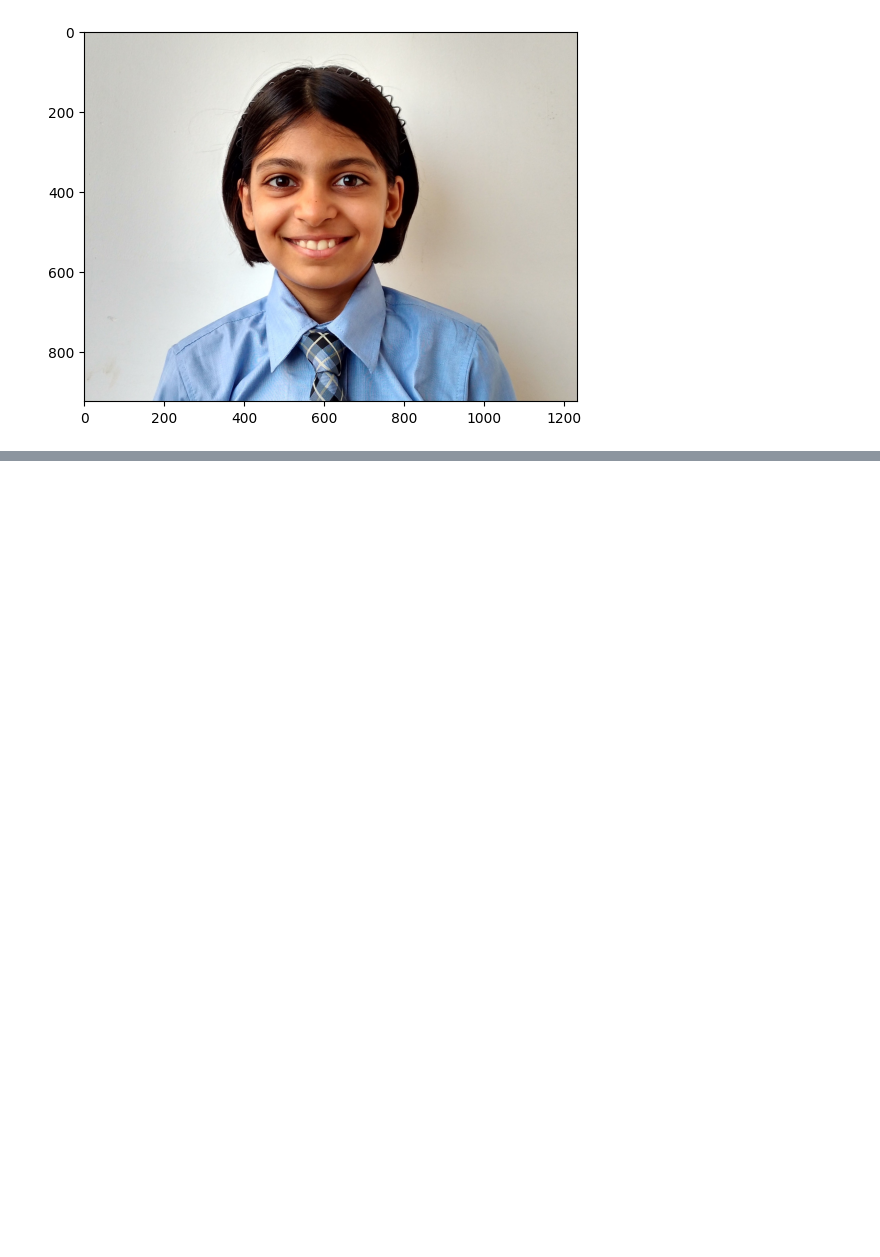
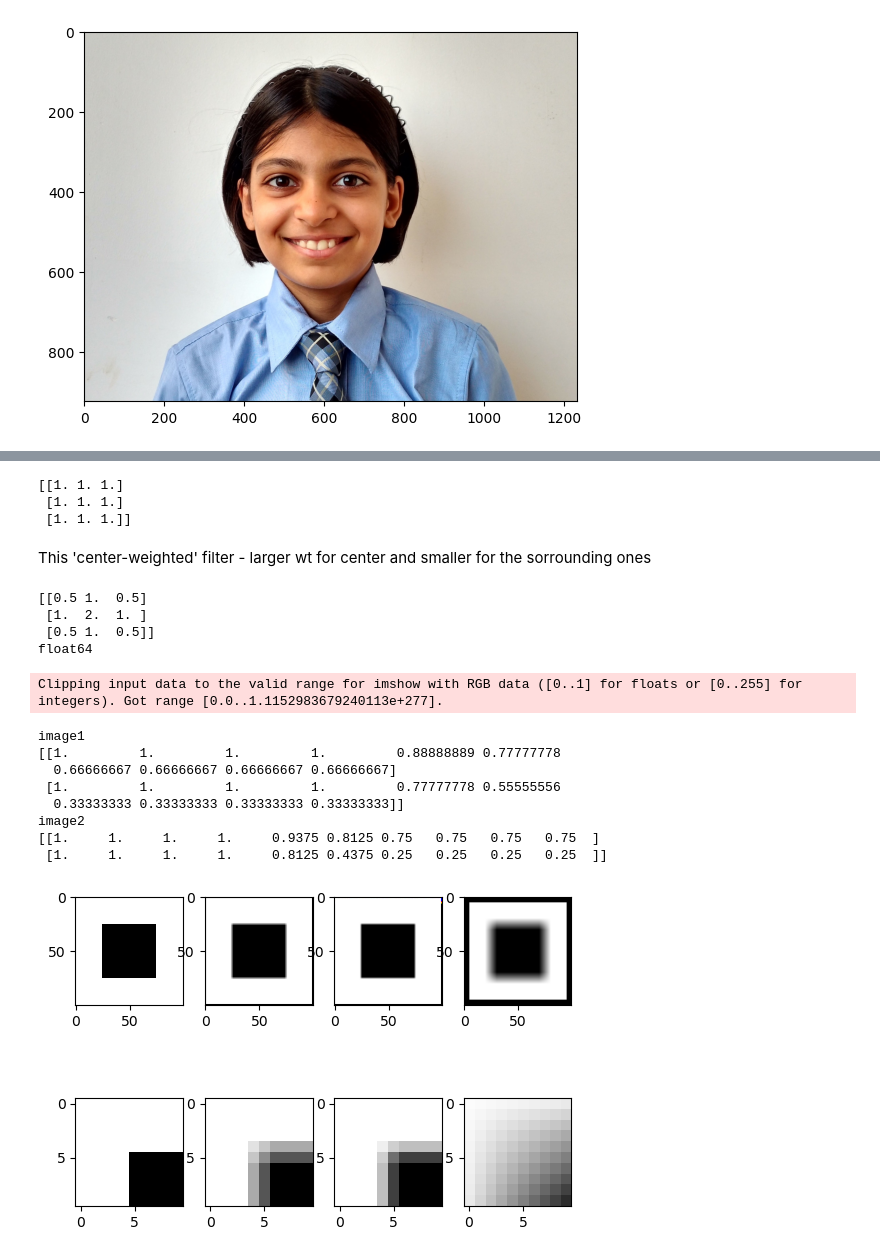
Before and after one commit to Shruti-Karandikar/Mini-Projects, a Jupyter notebook: Image_Processing.ipynb, the cells around one changed output, grey strips where cells are left out. Drawn from its saved outputs; the diff is of its cells as text; code cells hidden in the pictures; blank space fills up the shorter version.

```diff
--- a/Image_Processing.ipynb
+++ b/Image_Processing.ipynb
@@ -309,0 +91,79 @@ plt.imshow(resized_img)
+# %%
+blur_filter = np.ones([3,3])
+blur_filter[0,0] = 1
+blur_filter[0,2] = 1
+blur_filter[2,0] = 1
+blur_filter[2,2] = 1
+blur_filter[1,1] = 1
+print(blur_filter)
+# %% [output]
+[[1. 1. 1.]
+ [1. 1. 1.]
+ [1. 1. 1.]]
+# %%
+# A filter of 11x11
+mega_blur = np.ones([11,11]) * 1.0
+# %% [markdown]
+This 'center-weighted' filter - larger wt for center and smaller for the sorrounding ones
+# %%
+center_weighted_filter = np.ones([3,3])
+center_weighted_filter[0,0] = 0.5
+center_weighted_filter[0,2] = 0.5
+center_weighted_filter[2,0] = 0.5
+center_weighted_filter[2,2] = 0.5
+center_weighted_filter[1,1] = 2
+print(center_weighted_filter)
+print(center_weighted_filter.dtype)
+# %% [output]
+[[0.5 1.  0.5]
+ [1.  2.  1. ]
+ [0.5 1.  0.5]]
+float64
+# %%
+# img *has* to have values between 0 & 1, dtype = 'float64'
+def filter_image(img, filter, f=1):
+    newimage = np.empty_like(img)
+    d0 = filter.shape[0] // 2
+    d1 = filter.shape[1] // 2
+
+
+    for r in range(d0, img.shape[0]-d0):
+        for c in range(d1, img.shape[1]-d1):
+            newimage[r,c,0] = np.sum(img[r-d0:r+d0+1,c-d1:c+d1+1, 0] * filter) / f
+            newimage[r,c,1] = np.sum(img[r-d0:r+d0+1,c-d1:c+d1+1, 1] * filter) / f
+            newimage[r,c,2] = np.sum(img[r-d0:r+d0+1,c-d1:c+d1+1, 2] * filter) / f
+
+    return newimage
+# %%
+img1 = filter_image(test_img, blur_filter, np.sum(blur_filter))
+img2 = filter_image(test_img, center_weighted_filter, np.sum(center_weighted_filter))
+img3 = filter_image(test_img, mega_blur, np.sum(mega_blur))
+
+fig, ax = plt.subplots(2, 4)
+ax[0,0].imshow(test_img)
+ax[0,1].imshow(img1)
+ax[0,2].imshow(img2)
+ax[0,3].imshow(img3)
+ax[1,0].imshow(test_img[20:30, 20:30, :])
+ax[1,1].imshow(img1[20:30, 20:30, :])
+ax[1,2].imshow(img2[20:30, 20:30, :])
+ax[1,3].imshow(img3[20:30, 20:30, :])
+
+## We can see the difference between blur_filter and center_weighted_filter when we print the calculated values.
+# img1 is 0.88 and img2 is 0.93. We can sightly see how img1 is darker as well.
+
+print("image1")
+print(img1[24:26, 20:30, 0])
+print("image2")
+print(img2[24:26, 20:30, 0])
+# %% [output]
+Clipping input data to the valid range for imshow with RGB data ([0..1] for floats or [0..255] for integers). Got range [0.0..1.1152983679240113e+277].
+image1
+[[1.         1.         1.         1.         0.88888889 0.77777778
+  0.66666667 0.66666667 0.66666667 0.66666667]
+ [1.         1.         1.         1.         0.77777778 0.55555556
+  0.33333333 0.33333333 0.33333333 0.33333333]]
+image2
+[[1.     1.     1.     1.     0.9375 0.8125 0.75   0.75   0.75   0.75  ]
+ [1.     1.     1.     1.     0.8125 0.4375 0.25   0.25   0.25   0.25  ]]
+[figure, added]
```
Also changed, not shown: parts of 40 cells of this notebook.
